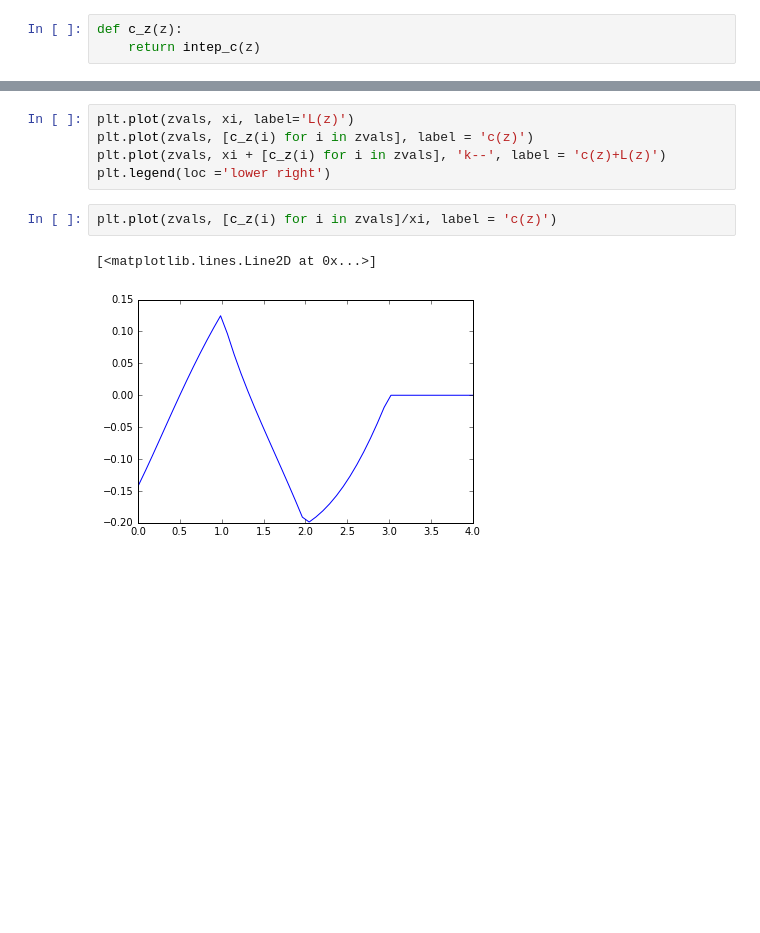
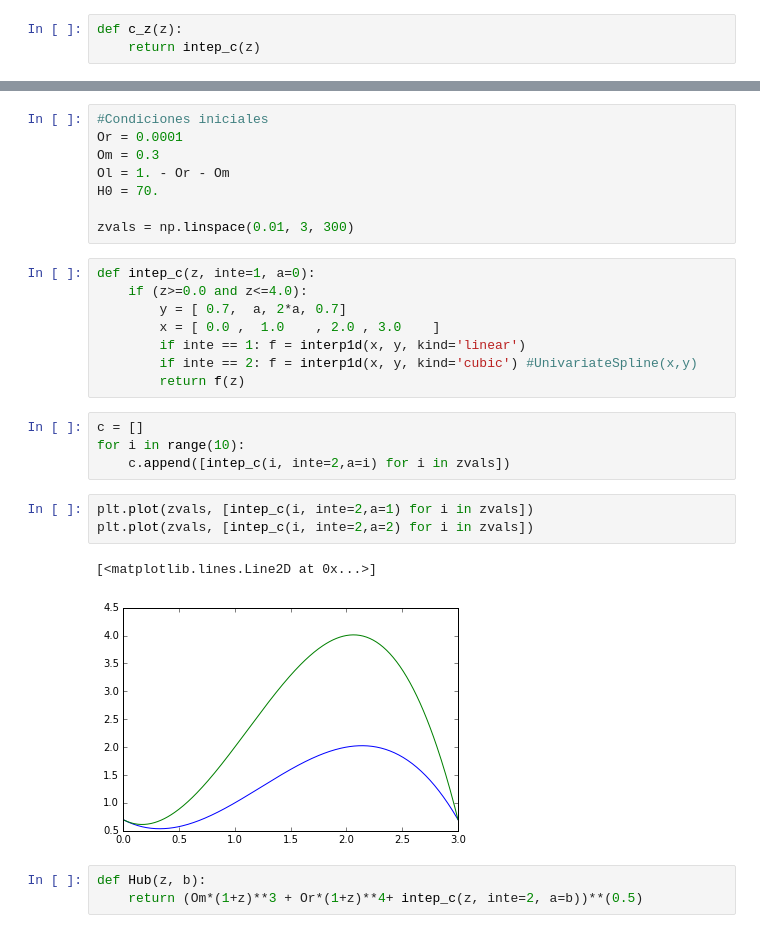
Before and after one commit to ja-vazquez/Scalar_Fields, a Jupyter notebook: Cosmo_rhos.ipynb, the cells around one changed output, grey strips where cells are left out. Cells and saved outputs as stored; diff of their text form; blank space fills up the shorter version.

```diff
--- a/Cosmo_rhos.ipynb
+++ b/Cosmo_rhos.ipynb
@@ -480,10 +477,29 @@ plt.legend(loc ='lower right')
+# %%
+#Condiciones iniciales
+Or = 0.0001
+Om = 0.3
+Ol = 1. - Or - Om
+H0 = 70.
+
+zvals = np.linspace(0.01, 3, 300)
+# %%
+def intep_c(z, inte=1, a=0):
+    if (z>=0.0 and z<=4.0):
+        y = [ 0.7,  a, 2*a, 0.7]
+        x = [ 0.0 ,  1.0    , 2.0 , 3.0    ]
+        if inte == 1: f = interp1d(x, y, kind='linear')
+        if inte == 2: f = interp1d(x, y, kind='cubic') #UnivariateSpline(x,y)
+        return f(z)
+# %%
+c = []
+for i in range(10):
+    c.append([intep_c(i, inte=2,a=i) for i in zvals])
 # %%
-plt.plot(zvals, xi, label='L(z)')
-plt.plot(zvals, [c_z(i) for i in zvals], label = 'c(z)')
-plt.plot(zvals, xi + [c_z(i) for i in zvals], 'k--', label = 'c(z)+L(z)')
-plt.legend(loc ='lower right')
+plt.plot(zvals, [intep_c(i, inte=2,a=1) for i in zvals])
+plt.plot(zvals, [intep_c(i, inte=2,a=2) for i in zvals])
+# %% [output]
+[<matplotlib.lines.Line2D at 0x...>]
+[figure, added]
-# %%
-plt.plot(zvals, [c_z(i) for i in zvals]/xi, label = 'c(z)')
-# %% [output]
-[<matplotlib.lines.Line2D at 0x...>]
-[figure, removed]
+# %%
+def Hub(z, b):
+    return (Om*(1+z)**3 + Or*(1+z)**4+ intep_c(z, inte=2, a=b))**(0.5)
```
Also changed, not shown: parts of 20 cells of this notebook.
